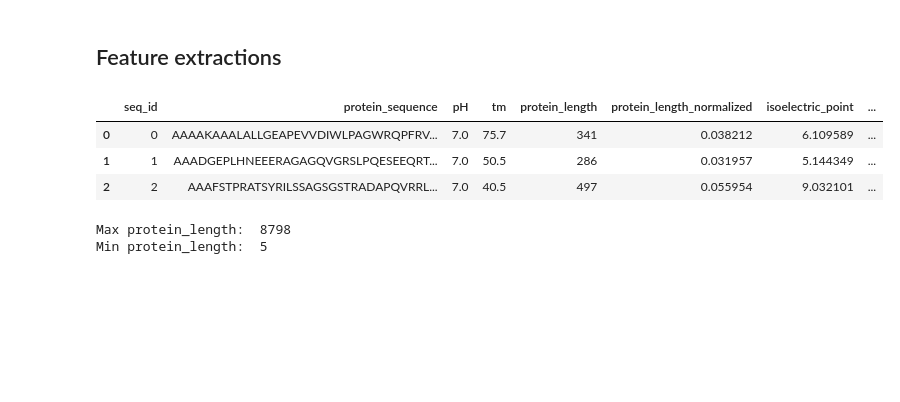
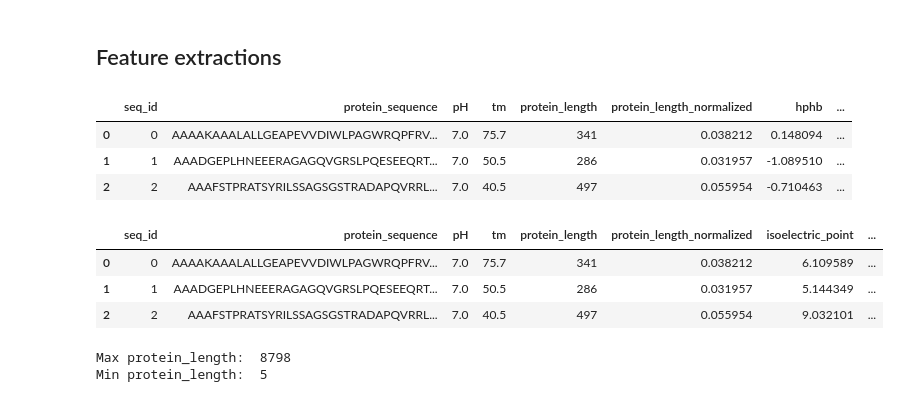
Before and after one commit to michalinahulak/Enzyme_Stability, a Jupyter notebook: Enzyme_Stability_Prediction.ipynb, the cells around one changed output. Saved outputs shown, nothing was run; the diff lists cells and outputs as text; code cells hidden in the pictures; blank space fills up the shorter version.

```diff
--- a/Enzyme_Stability_Prediction.ipynb
+++ b/Enzyme_Stability_Prediction.ipynb
@@ -122,3 +118,23 @@ def calculate_isoelectric_point (sequence):
+# %%
+def calculate_protein_properties(sequence):
+    peptide_sequence = Seq(sequence)
+
+    peptide = ProteinAnalysis(str(peptide_sequence))
+
+    #Extinction Coefficient (Eprotein)
+    eprotein = peptide.molar_extinction_coefficient()
+
+    #Hydrophobicity (Hphb)
+    hphb = peptide.gravy()
+
+    #Isoelectric_point
+    isoelectric_point = peptide.isoelectric_point()
+
+    return eprotein, hphb, isoelectric_point
+
+# def calculate_isoelectric_point (sequence):
+#     protein_analysis = ProteinAnalysis(sequence)
+#     return protein_analysis.isoelectric_point()
 # %%
 def get_kmer_counts(seq):
     kmer_counts = {}
@@ -233,17 +249,28 @@ data = data.dropna(subset=['pH'])\
 # %%
 scaler = MinMaxScaler()
 
 data['protein_length'] = data['protein_sequence'].apply(lambda x: len(x))
 data['protein_length_normalized'] = scaler.fit_transform(data[['protein_length']])
-data['isoelectric_point'] = data['protein_sequence'].apply(calculate_isoelectric_point)
+data[['Eprotein', 'hphb', 'isoelectric_point']] = data['protein_sequence'].apply(lambda x: pd.Series(calculate_protein_properties(x)))
+data['isoelectric_point_normalized'] = scaler.fit_transform(data[['isoelectric_point']])
+data['Eprotein_1'] = data['Eprotein'].apply(lambda x: x[0])
+data['Eprotein_1_normalized'] = scaler.fit_transform(data[['Eprotein_1']])
+data = data.drop('Eprotein', axis=1)
 data['pH_normalized'] = scaler.fit_transform(data[['pH']])
-data['isoelectric_point_normalized'] = scaler.fit_transform(data[['isoelectric_point']])
+
 data.head(3)
 # %% [output]
-|  | seq_id | protein_sequence | pH | tm | protein_length | protein_length_normalized | isoelectric_point | ... |
-| 0 | 0 | AAAAKAAALALLGEAPEVVDIWLPAGWRQPFRV... | 7.0 | 75.7 | 341 | 0.038212 | 6.109589 | ... |
-| 1 | 1 | AAADGEPLHNEEERAGAGQVGRSLPQESEEQRT... | 7.0 | 50.5 | 286 | 0.031957 | 5.144349 | ... |
-| 2 | 2 | AAAFSTPRATSYRILSSAGSGSTRADAPQVRRL... | 7.0 | 40.5 | 497 | 0.055954 | 9.032101 | ... |
+|  | seq_id | protein_sequence | pH | tm | protein_length | protein_length_normalized | hphb | ... |
+| 0 | 0 | AAAAKAAALALLGEAPEVVDIWLPAGWRQPFRV... | 7.0 | 75.7 | 341 | 0.038212 | 0.148094 | ... |
+| 1 | 1 | AAADGEPLHNEEERAGAGQVGRSLPQESEEQRT... | 7.0 | 50.5 | 286 | 0.031957 | -1.089510 | ... |
+| 2 | 2 | AAAFSTPRATSYRILSSAGSGSTRADAPQVRRL... | 7.0 | 40.5 | 497 | 0.055954 | -0.710463 | ... |
+# %%
+data.head(3)
+# %% [output]
+|  | seq_id | protein_sequence | pH | tm | protein_length | protein_length_normalized | isoelectric_point | ... |
+| 0 | 0 | AAAAKAAALALLGEAPEVVDIWLPAGWRQPFRV... | 7.0 | 75.7 | 341 | 0.038212 | 6.109589 | ... |
+| 1 | 1 | AAADGEPLHNEEERAGAGQVGRSLPQESEEQRT... | 7.0 | 50.5 | 286 | 0.031957 | 5.144349 | ... |
+| 2 | 2 | AAAFSTPRATSYRILSSAGSGSTRADAPQVRRL... | 7.0 | 40.5 | 497 | 0.055954 | 9.032101 | ... |
 # %%
 max_protein_length = data['protein_length'].max()
 min_protein_length = data['protein_length'].min()
```
Also changed, not shown: parts of 17 cells of this notebook.
